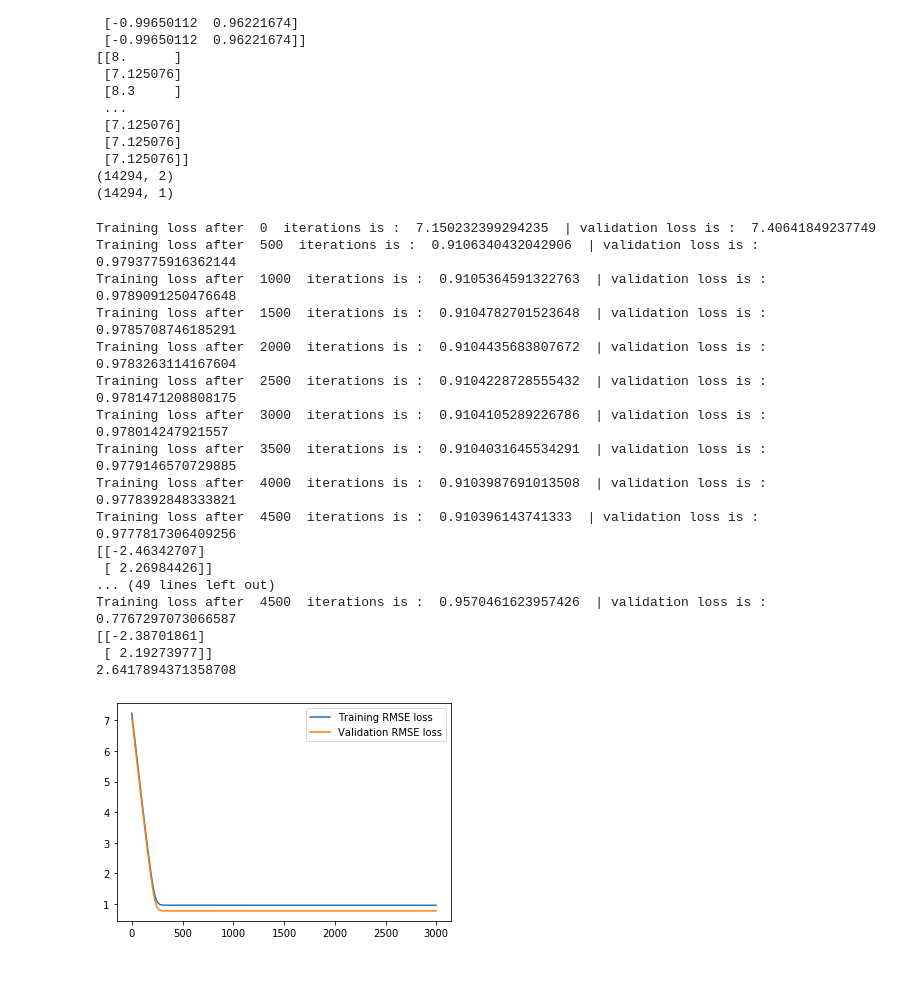
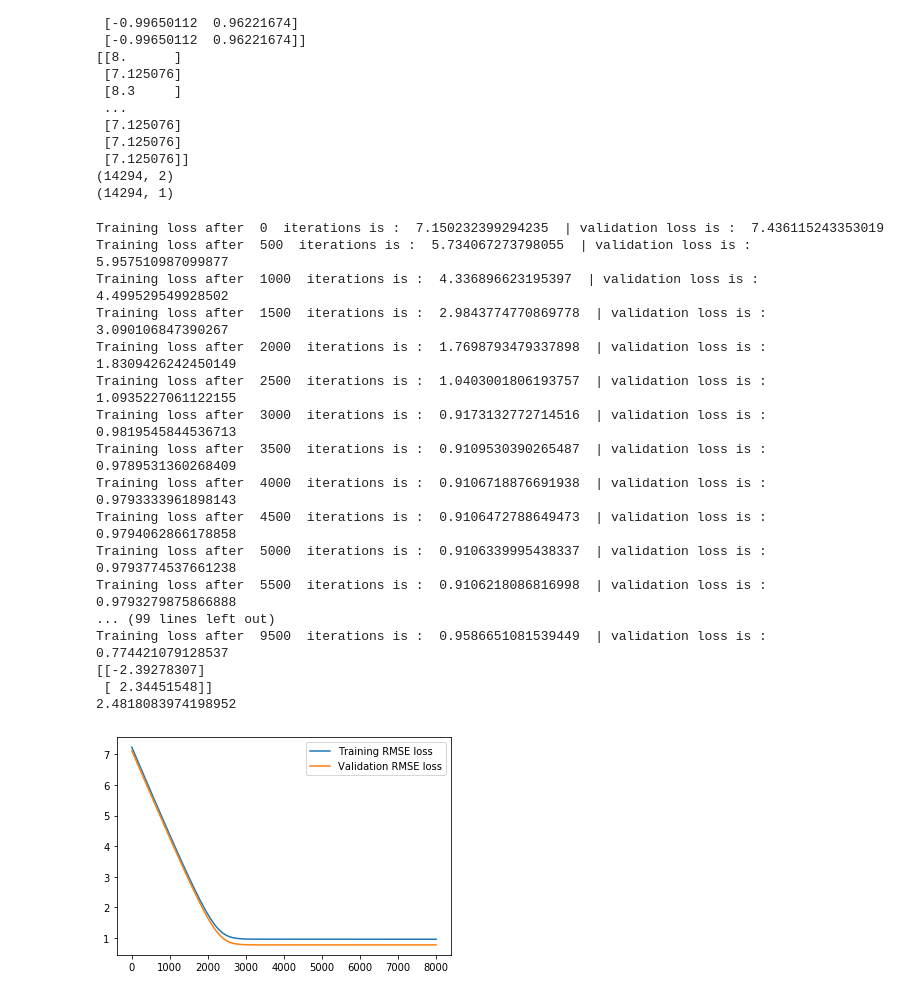
Before and after one commit to ArkaSarkar19/Machine-Learning-Assignments, a Jupyter notebook: Assignment1/models.ipynb, the cells around one changed output. Cells and saved outputs as stored; diff of their text form; code cells hidden in the pictures.

Commit message:
LR with RMSE and MAE done, and LoR added

```diff
--- a/Assignment1/models.ipynb
+++ b/Assignment1/models.ipynb
@@ -374,31 +373,31 @@ print(Y.shape)
 (14294, 2)
 (14294, 1)
 # %%
-video_game_model = k_fold_cross_validation(X,Y)
+video_game_model_rmse = k_fold_cross_validation(X,Y, epochs = 10000, learning_rate = 0.001)
 # %% [output]
-Training loss after  0  iterations is :  7.150232399294235  | validation loss is :  7.40641849237749
-Training loss after  500  iterations is :  0.9106340432042906  | validation loss is :  0.9793775916362144
-Training loss after  1000  iterations is :  0.9105364591322763  | validation loss is :  0.9789091250476648
-Training loss after  1500  iterations is :  0.9104782701523648  | validation loss is :  0.9785708746185291
-Training loss after  2000  iterations is :  0.9104435683807672  | validation loss is :  0.9783263114167604
-Training loss after  2500  iterations is :  0.9104228728555432  | validation loss is :  0.9781471208808175
-Training loss after  3000  iterations is :  0.9104105289226786  | validation loss is :  0.978014247921557
-Training loss after  3500  iterations is :  0.9104031645534291  | validation loss is :  0.9779146570729885
-Training loss after  4000  iterations is :  0.9103987691013508  | validation loss is :  0.9778392848333821
-Training loss after  4500  iterations is :  0.910396143741333  | validation loss is :  0.9777817306409256
-[[-2.46342707]
- [ 2.26984426]]
-... (49 lines left out)
-Training loss after  4500  iterations is :  0.9570461623957426  | validation loss is :  0.7767297073066587
-[[-2.38701861]
- [ 2.19273977]]
-2.6417894371358708
+Training loss after  0  iterations is :  7.150232399294235  | validation loss is :  7.436115243353019
+Training loss after  500  iterations is :  5.734067273798055  | validation loss is :  5.957510987099877
+Training loss after  1000  iterations is :  4.336896623195397  | validation loss is :  4.499529549928502
+Training loss after  1500  iterations is :  2.9843774770869778  | validation loss is :  3.090106847390267
+Training loss after  2000  iterations is :  1.7698793479337898  | validation loss is :  1.8309426242450149
+Training loss after  2500  iterations is :  1.0403001806193757  | validation loss is :  1.0935227061122155
+Training loss after  3000  iterations is :  0.9173132772714516  | validation loss is :  0.9819545844536713
+Training loss after  3500  iterations is :  0.9109530390265487  | validation loss is :  0.9789531360268409
+Training loss after  4000  iterations is :  0.9106718876691938  | validation loss is :  0.9793333961898143
+Training loss after  4500  iterations is :  0.9106472788649473  | validation loss is :  0.9794062866178858
+Training loss after  5000  iterations is :  0.9106339995438337  | validation loss is :  0.9793774537661238
+Training loss after  5500  iterations is :  0.9106218086816998  | validation loss is :  0.9793279875866888
+... (99 lines left out)
+Training loss after  9500  iterations is :  0.9586651081539449  | validation loss is :  0.774421079128537
+[[-2.39278307]
+ [ 2.34451548]]
+2.4818083974198952
 # %%
-plt.plot([x for x in range(3000)], video_game_model[4][2][0:3000], label = "Training RMSE loss " )
-plt.plot([x for x in range(3000)], video_game_model[4][3][0:3000], label = "Validation RMSE loss")
+plt.plot([x for x in range(8000)], video_game_model_rmse[4][2][0:8000], label = "Training RMSE loss " )
+plt.plot([x for x in range(8000)], video_game_model_rmse[4][3][0:8000], label = "Validation RMSE loss")
 
 plt.legend()
 plt.show()
 # %% [output]
-[figure, old version]
+[figure, new version]
 # %%
```
Also changed, not shown: parts of 16 cells of this notebook, 3 other files.
